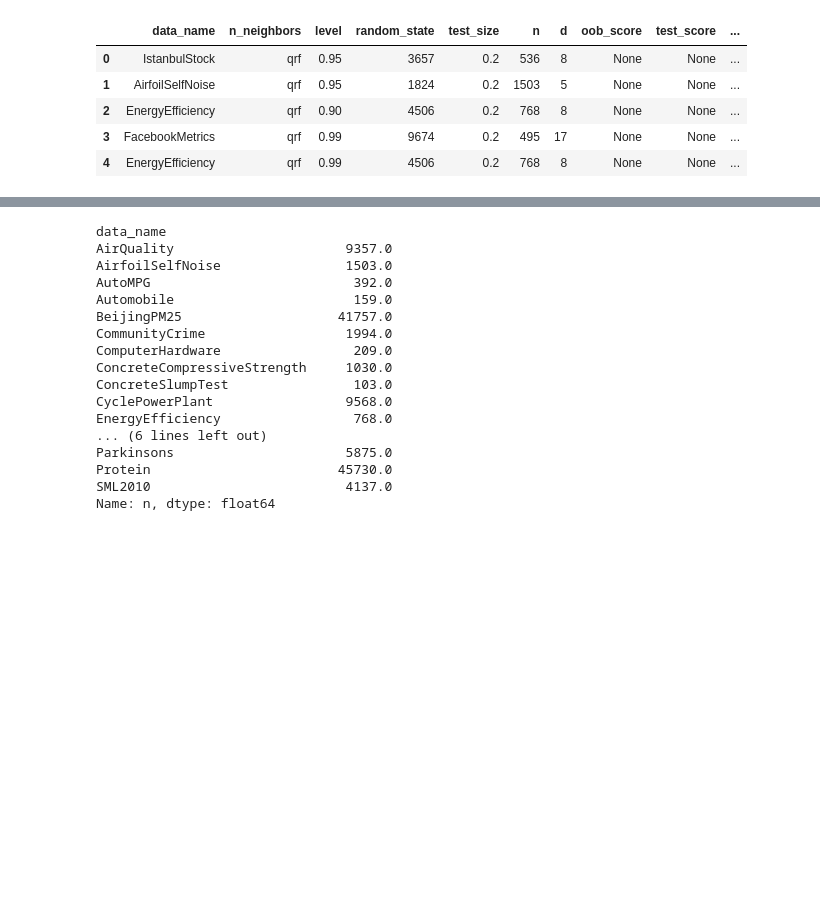
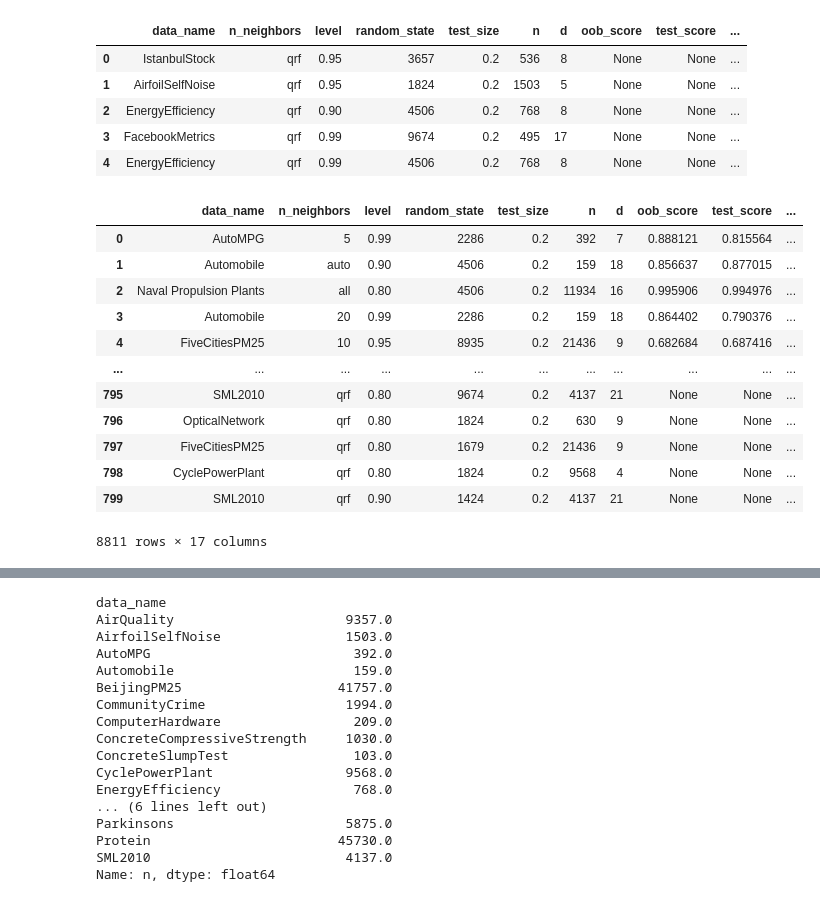
Before and after one commit to jakerhodes/RF-GAP-Python, a Jupyter notebook: interval_compile.ipynb, the cells around one changed output, grey strips where cells are left out. Saved outputs shown, nothing was run; the diff lists cells and outputs as text; code cells hidden in the pictures; blank space fills up the shorter version.

```diff
--- a/interval_compile.ipynb
+++ b/interval_compile.ipynb
@@ -59 +61,17 @@ df_qrf.head()
+# %%
+df_combined
+# %% [output]
+|  | data_name | n_neighbors | level | random_state | test_size | n | d | oob_score | test_score | ... |
+| 0 | AutoMPG | 5 | 0.99 | 2286 | 0.2 | 392 | 7 | 0.888121 | 0.815564 | ... |
+| 1 | Automobile | auto | 0.90 | 4506 | 0.2 | 159 | 18 | 0.856637 | 0.877015 | ... |
+| 2 | Naval Propulsion Plants | all | 0.80 | 4506 | 0.2 | 11934 | 16 | 0.995906 | 0.994976 | ... |
+| 3 | Automobile | 20 | 0.99 | 2286 | 0.2 | 159 | 18 | 0.864402 | 0.790376 | ... |
+| 4 | FiveCitiesPM25 | 10 | 0.95 | 8935 | 0.2 | 21436 | 9 | 0.682684 | 0.687416 | ... |
+| ... | ... | ... | ... | ... | ... | ... | ... | ... | ... | ... |
+| 795 | SML2010 | qrf | 0.80 | 9674 | 0.2 | 4137 | 21 | None | None | ... |
+| 796 | OpticalNetwork | qrf | 0.80 | 1824 | 0.2 | 630 | 9 | None | None | ... |
+| 797 | FiveCitiesPM25 | qrf | 0.80 | 1679 | 0.2 | 21436 | 9 | None | None | ... |
+| 798 | CyclePowerPlant | qrf | 0.80 | 1824 | 0.2 | 9568 | 4 | None | None | ... |
+| 799 | SML2010 | qrf | 0.90 | 1424 | 0.2 | 4137 | 21 | None | None | ... |
+8811 rows × 17 columns
 # %%
```
Also changed, not shown: parts of 5 cells of this notebook.
